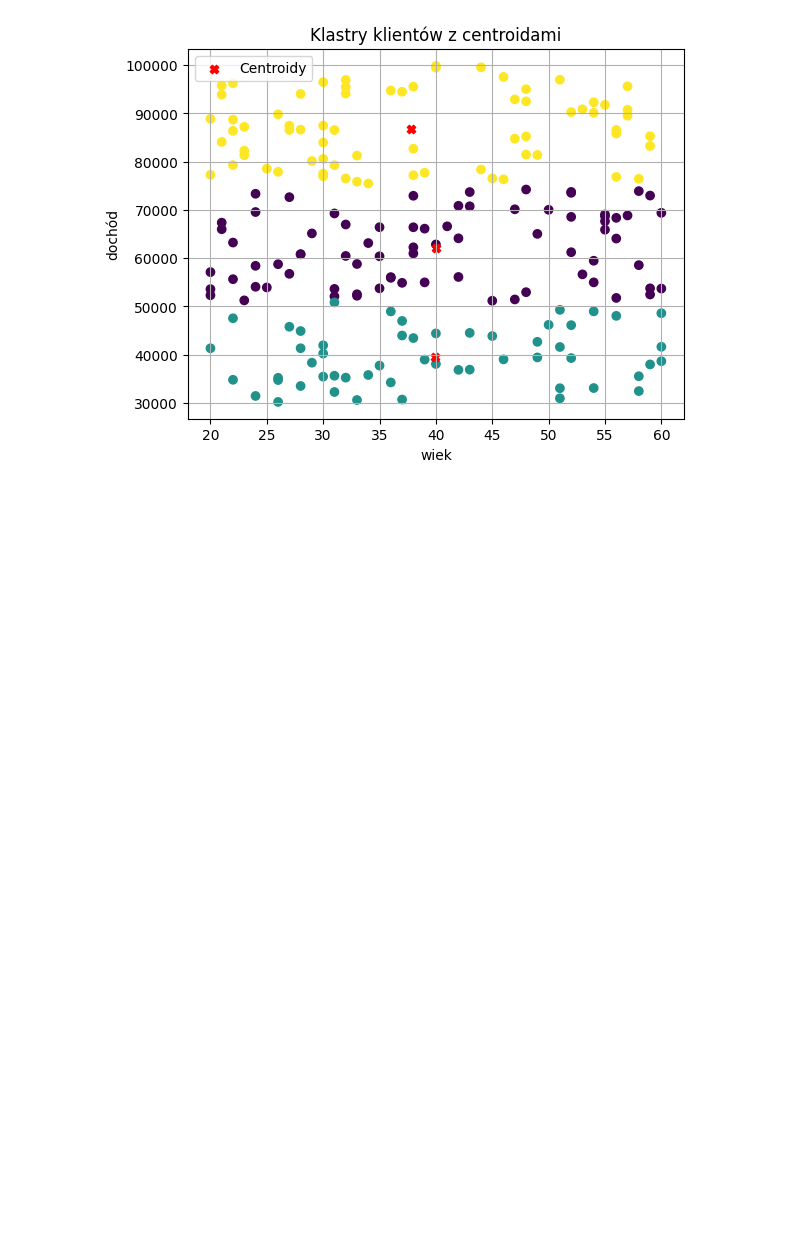
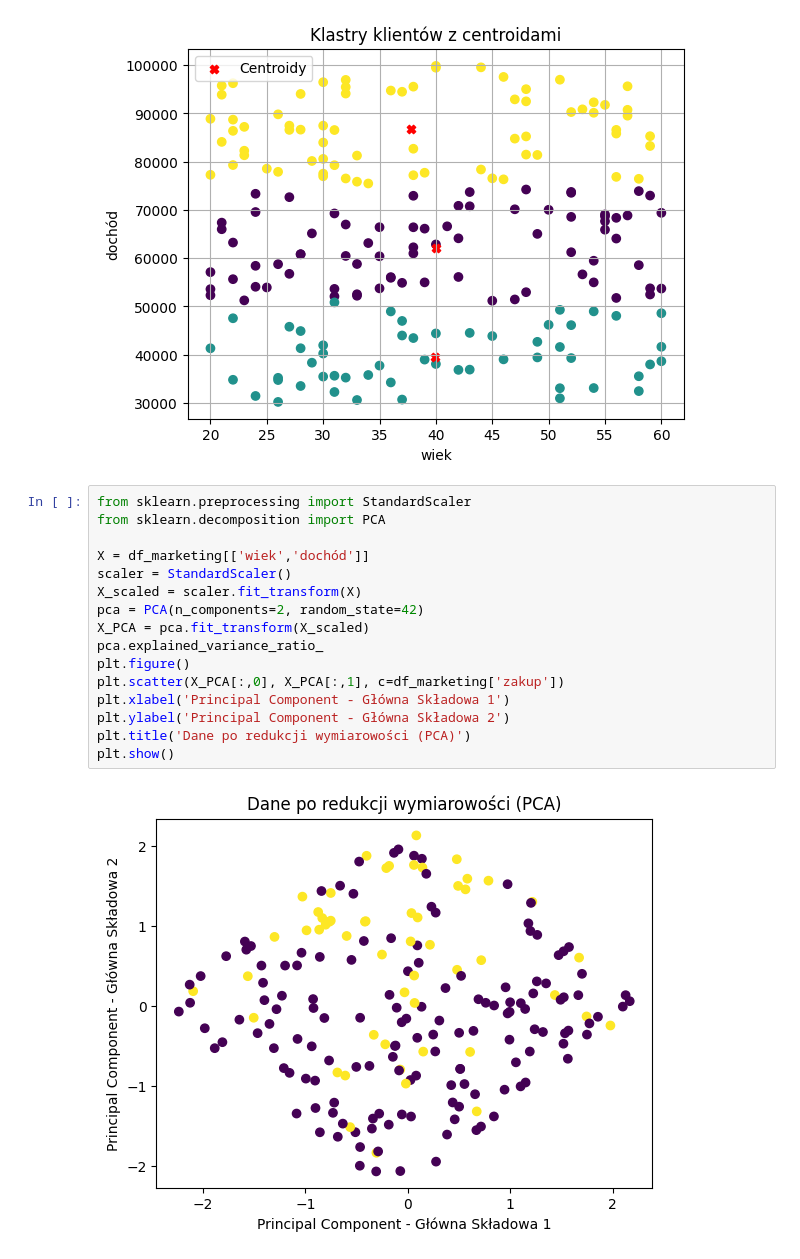
Before and after one commit to LPiskor/moje_projekty_ml, a Jupyter notebook: Statystyka_Dla_Danych.ipynb, the cells around one changed output. Drawn from its saved outputs; the diff is of its cells as text; blank space fills up the shorter version.

Commit message:
PCA - Principal Component Analysis

```diff
--- a/Statystyka_Dla_Danych.ipynb
+++ b/Statystyka_Dla_Danych.ipynb
@@ -1078,3 +1078,21 @@ plt.show()
 [78033465564.29999, 20019359864.826927, 9455628114.401253, 4669654029.606708, 3077695136.373076, 2213282196.925136, 1492604753.8226469, 1146157156.8252864, 978992431.1988566, 851347033.8204081]
 [figure]
 [figure]
+# %%
+from sklearn.preprocessing import StandardScaler
+from sklearn.decomposition import PCA
+
+X = df_marketing[['wiek','dochód']]
+scaler = StandardScaler()
+X_scaled = scaler.fit_transform(X)
+pca = PCA(n_components=2, random_state=42)
+X_PCA = pca.fit_transform(X_scaled)
+pca.explained_variance_ratio_
+plt.figure()
+plt.scatter(X_PCA[:,0], X_PCA[:,1], c=df_marketing['zakup'])
+plt.xlabel('Principal Component - Główna Składowa 1')
+plt.ylabel('Principal Component - Główna Składowa 2')
+plt.title('Dane po redukcji wymiarowości (PCA)')
+plt.show()
+# %% [output]
+[figure, added]
```
